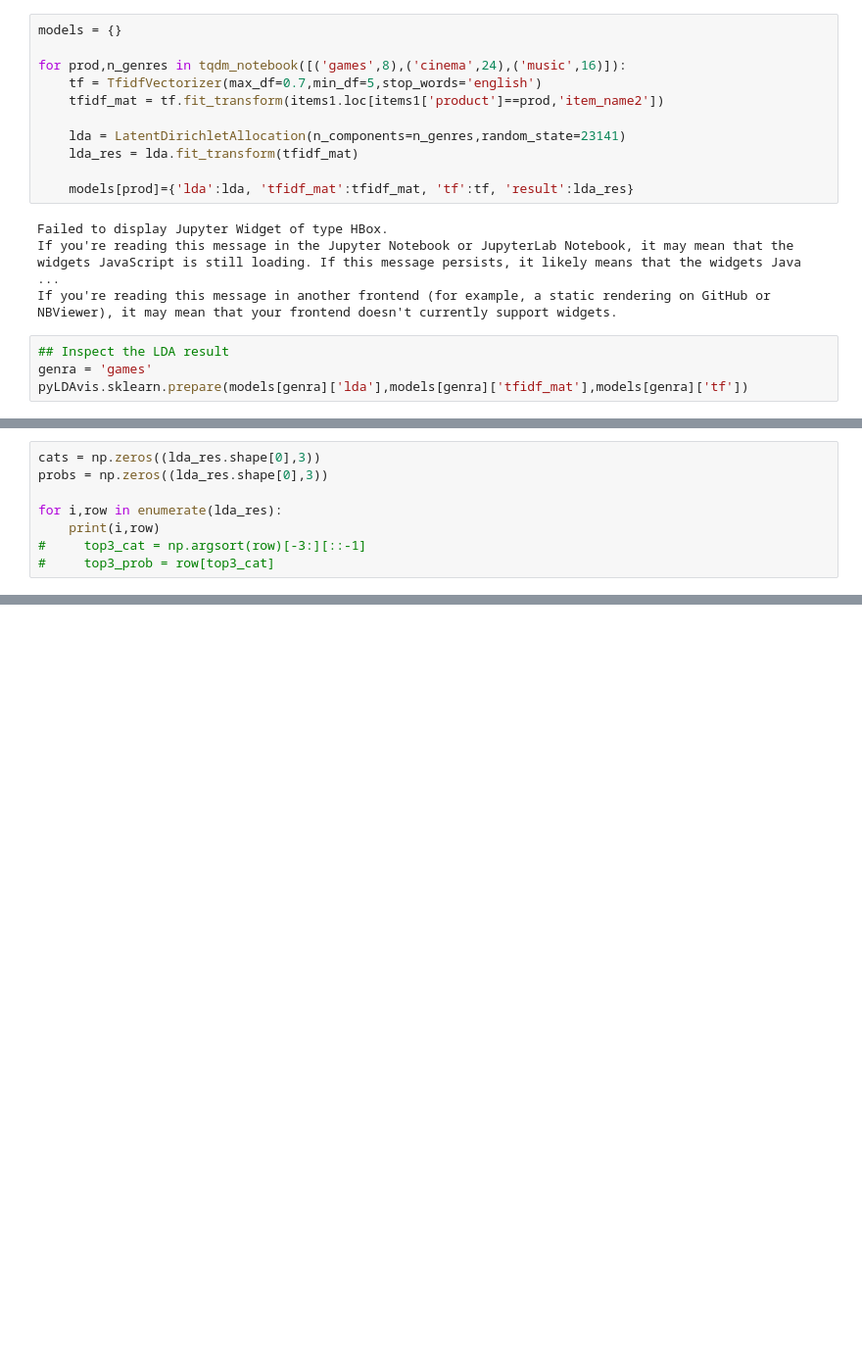
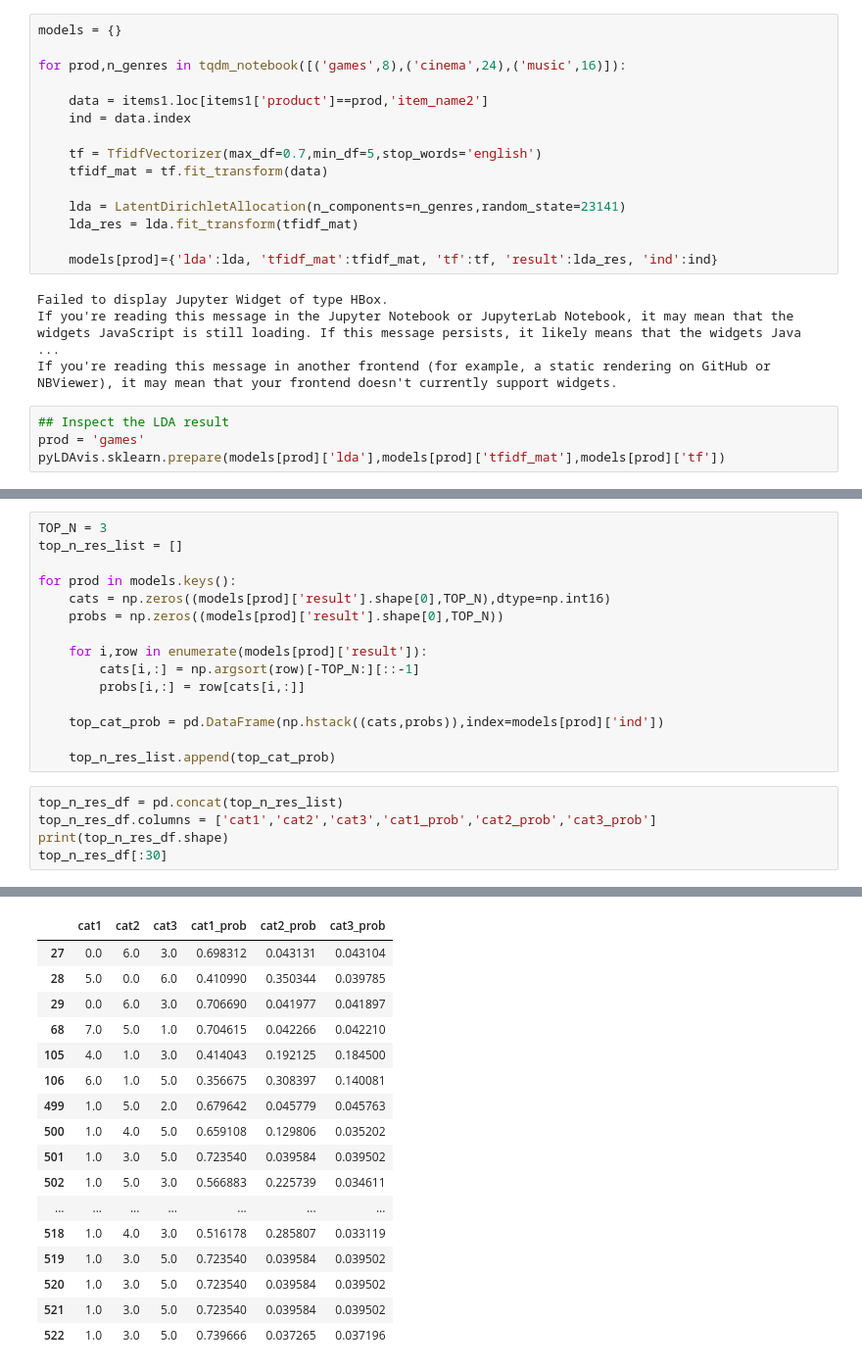
Before and after one commit to xiaoyu7016/my_kaggle, a Jupyter notebook: course/script/2018.10.17 - Explore text features.ipynb, the cells around one changed output, grey strips where cells are left out. Shown at 98% size. Cells and saved outputs as stored; diff of their text form; blank space fills up the shorter version.

```diff
--- a/course/script/2018.10.17 - Explore text features.ipynb
+++ b/course/script/2018.10.17 - Explore text features.ipynb
@@ -232,21 +247,25 @@ array([5, 4, 3])
 models = {}
 
 for prod,n_genres in tqdm_notebook([('games',8),('cinema',24),('music',16)]):
+
+    data = items1.loc[items1['product']==prod,'item_name2']
+    ind = data.index
+
     tf = TfidfVectorizer(max_df=0.7,min_df=5,stop_words='english')
-    tfidf_mat = tf.fit_transform(items1.loc[items1['product']==prod,'item_name2'])
+    tfidf_mat = tf.fit_transform(data)
 
     lda = LatentDirichletAllocation(n_components=n_genres,random_state=23141)
     lda_res = lda.fit_transform(tfidf_mat)
 
-    models[prod]={'lda':lda, 'tfidf_mat':tfidf_mat, 'tf':tf, 'result':lda_res}
+    models[prod]={'lda':lda, 'tfidf_mat':tfidf_mat, 'tf':tf, 'result':lda_res, 'ind':ind}
 # %% [output]
 Failed to display Jupyter Widget of type HBox.
 If you're reading this message in the Jupyter Notebook or JupyterLab Notebook, it may mean that the widgets JavaScript is still loading. If this message persists, it likely means that the widgets Java ...
 If you're reading this message in another frontend (for example, a static rendering on GitHub or NBViewer), it may mean that your frontend doesn't currently support widgets.
 # %%
 ## Inspect the LDA result
-genra = 'games'
-pyLDAvis.sklearn.prepare(models[genra]['lda'],models[genra]['tfidf_mat'],models[genra]['tf'])
+prod = 'games'
+pyLDAvis.sklearn.prepare(models[prod]['lda'],models[prod]['tfidf_mat'],models[prod]['tf'])
 # %% [output]
 PreparedData(topic_coordinates=            Freq  cluster  topics         x         y
 topic
@@ -268,8 +286,0 @@ term
-# %%
-cats = np.zeros((lda_res.shape[0],3))
-probs = np.zeros((lda_res.shape[0],3))
-
-for i,row in enumerate(lda_res):
-    print(i,row)
-#     top3_cat = np.argsort(row)[-3:][::-1]
-#     top3_prob = row[top3_cat]
@@ -309,0 +287,21 @@ array([0.63716936, 0.00740471, 0.00740471])
+# %%
+TOP_N = 3
+top_n_res_list = []
+
+for prod in models.keys():
+    cats = np.zeros((models[prod]['result'].shape[0],TOP_N),dtype=np.int16)
+    probs = np.zeros((models[prod]['result'].shape[0],TOP_N))
+
+    for i,row in enumerate(models[prod]['result']):
+        cats[i,:] = np.argsort(row)[-TOP_N:][::-1]
+        probs[i,:] = row[cats[i,:]]
+
+    top_cat_prob = pd.DataFrame(np.hstack((cats,probs)),index=models[prod]['ind'])
+
+    top_n_res_list.append(top_cat_prob)
+# %%
+top_n_res_df = pd.concat(top_n_res_list)
+top_n_res_df.columns = ['cat1','cat2','cat3','cat1_prob','cat2_prob','cat3_prob']
+print(top_n_res_df.shape)
+top_n_res_df[:30]
+# %% [output]
@@ -309,0 +309,17 @@ array([0.63716936, 0.00740471, 0.00740471])
+|  | cat1 | cat2 | cat3 | cat1_prob | cat2_prob | cat3_prob |
+| 27 | 0.0 | 6.0 | 3.0 | 0.698312 | 0.043131 | 0.043104 |
+| 28 | 5.0 | 0.0 | 6.0 | 0.410990 | 0.350344 | 0.039785 |
+| 29 | 0.0 | 6.0 | 3.0 | 0.706690 | 0.041977 | 0.041897 |
+| 68 | 7.0 | 5.0 | 1.0 | 0.704615 | 0.042266 | 0.042210 |
+| 105 | 4.0 | 1.0 | 3.0 | 0.414043 | 0.192125 | 0.184500 |
+| 106 | 6.0 | 1.0 | 5.0 | 0.356675 | 0.308397 | 0.140081 |
+| 499 | 1.0 | 5.0 | 2.0 | 0.679642 | 0.045779 | 0.045763 |
+| 500 | 1.0 | 4.0 | 5.0 | 0.659108 | 0.129806 | 0.035202 |
+| 501 | 1.0 | 3.0 | 5.0 | 0.723540 | 0.039584 | 0.039502 |
+| 502 | 1.0 | 5.0 | 3.0 | 0.566883 | 0.225739 | 0.034611 |
+| ... | ... | ... | ... | ... | ... | ... |
+| 518 | 1.0 | 4.0 | 3.0 | 0.516178 | 0.285807 | 0.033119 |
+| 519 | 1.0 | 3.0 | 5.0 | 0.723540 | 0.039584 | 0.039502 |
+| 520 | 1.0 | 3.0 | 5.0 | 0.723540 | 0.039584 | 0.039502 |
+| 521 | 1.0 | 3.0 | 5.0 | 0.723540 | 0.039584 | 0.039502 |
+| 522 | 1.0 | 3.0 | 5.0 | 0.739666 | 0.037265 | 0.037196 |
```
Also changed, not shown: parts of 28 cells of this notebook.
